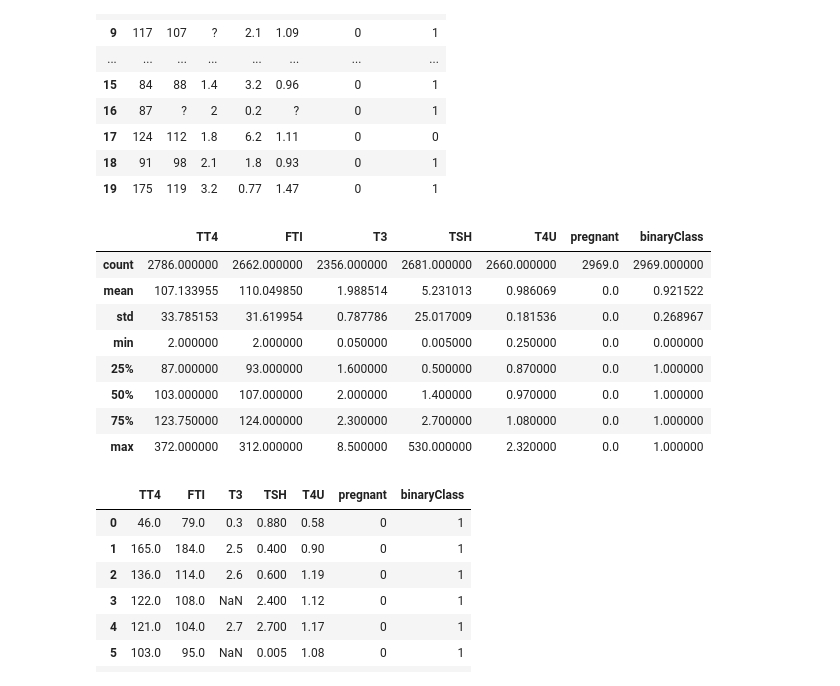
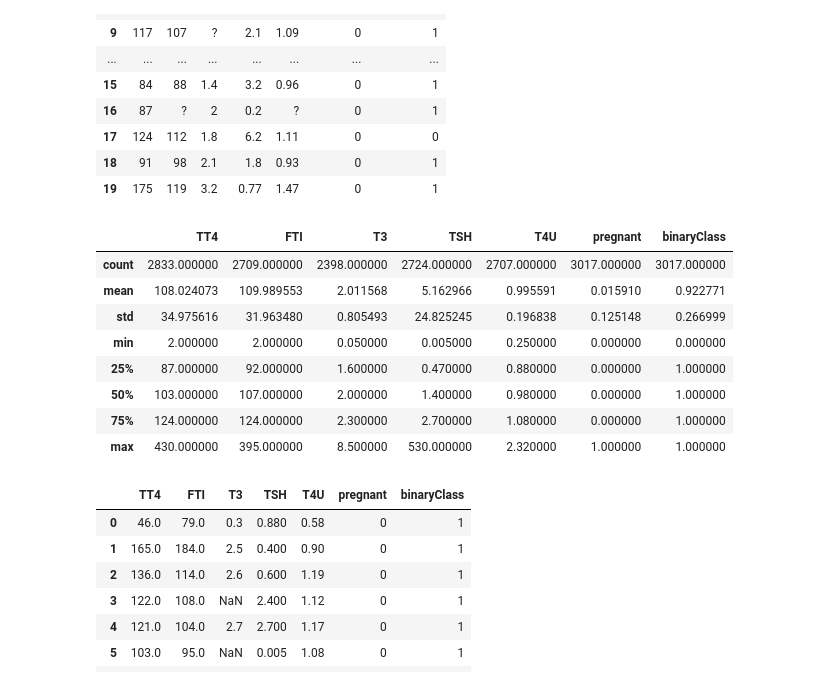
Before and after one commit to cilab-ufersa/thyroid_disease_AI, a Jupyter notebook: thyroid_disease_AI/data/clear_data.ipynb, the cells around one changed output. Drawn from its saved outputs; the diff is of its cells as text; code cells hidden in the pictures.

```diff
--- a/thyroid_disease_AI/data/clear_data.ipynb
+++ b/thyroid_disease_AI/data/clear_data.ipynb
@@ -50,7 +57,7 @@ def remove_outliers_rows(df, z_threshold=3, target_column=None):
     """
     df_copy = df.copy()
     for column in df_copy.columns:
-        if column == target_column:
+        if column == target_column[0] or column == target_column[1]:
             continue  # Skip outlier removal for the target class column
         # Convert column values to numeric, ignoring non-numeric values like '?'
         df_copy[column] = pd.to_numeric(df_copy[column], errors='coerce')
@@ -68,18 +75,18 @@ def impute_missing_with_means(dataset, column, binary_class):
     dataset.loc[(dataset[column].isnull()) & (dataset['binaryClass'] == 0), column] = mean_0
     dataset.loc[(dataset[column].isnull()) & (dataset['binaryClass'] == 1), column] = mean_1
 # %%
-input_train = remove_outliers_rows(input_train, target_column='binaryClass')
+input_train = remove_outliers_rows(input_train, target_column=['binaryClass', 'pregnant'])
 input_train.describe(include='all')
 # %% [output]
 |  | TT4 | FTI | T3 | TSH | T4U | pregnant | binaryClass |
-| count | 2786.000000 | 2662.000000 | 2356.000000 | 2681.000000 | 2660.000000 | 2969.0 | 2969.000000 |
-| mean | 107.133955 | 110.049850 | 1.988514 | 5.231013 | 0.986069 | 0.0 | 0.921522 |
-| std | 33.785153 | 31.619954 | 0.787786 | 25.017009 | 0.181536 | 0.0 | 0.268967 |
-| min | 2.000000 | 2.000000 | 0.050000 | 0.005000 | 0.250000 | 0.0 | 0.000000 |
-| 25% | 87.000000 | 93.000000 | 1.600000 | 0.500000 | 0.870000 | 0.0 | 1.000000 |
-| 50% | 103.000000 | 107.000000 | 2.000000 | 1.400000 | 0.970000 | 0.0 | 1.000000 |
-| 75% | 123.750000 | 124.000000 | 2.300000 | 2.700000 | 1.080000 | 0.0 | 1.000000 |
-| max | 372.000000 | 312.000000 | 8.500000 | 530.000000 | 2.320000 | 0.0 | 1.000000 |
+| count | 2833.000000 | 2709.000000 | 2398.000000 | 2724.000000 | 2707.000000 | 3017.000000 | 3017.000000 |
+| mean | 108.024073 | 109.989553 | 2.011568 | 5.162966 | 0.995591 | 0.015910 | 0.922771 |
+| std | 34.975616 | 31.963480 | 0.805493 | 24.825245 | 0.196838 | 0.125148 | 0.266999 |
+| min | 2.000000 | 2.000000 | 0.050000 | 0.005000 | 0.250000 | 0.000000 | 0.000000 |
+| 25% | 87.000000 | 92.000000 | 1.600000 | 0.470000 | 0.880000 | 0.000000 | 1.000000 |
+| 50% | 103.000000 | 107.000000 | 2.000000 | 1.400000 | 0.980000 | 0.000000 | 1.000000 |
+| 75% | 124.000000 | 124.000000 | 2.300000 | 2.700000 | 1.080000 | 0.000000 | 1.000000 |
+| max | 430.000000 | 395.000000 | 8.500000 | 530.000000 | 2.320000 | 1.000000 | 1.000000 |
 # %%
 input_train.head(20)
 # %% [output]
```
Also changed, not shown: parts of 16 cells of this notebook, 4 other files.
